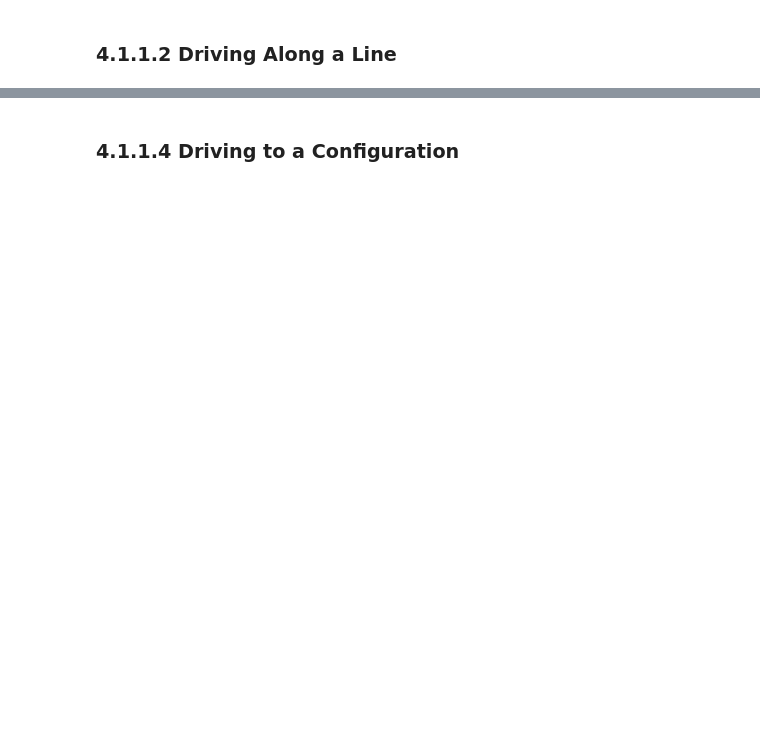
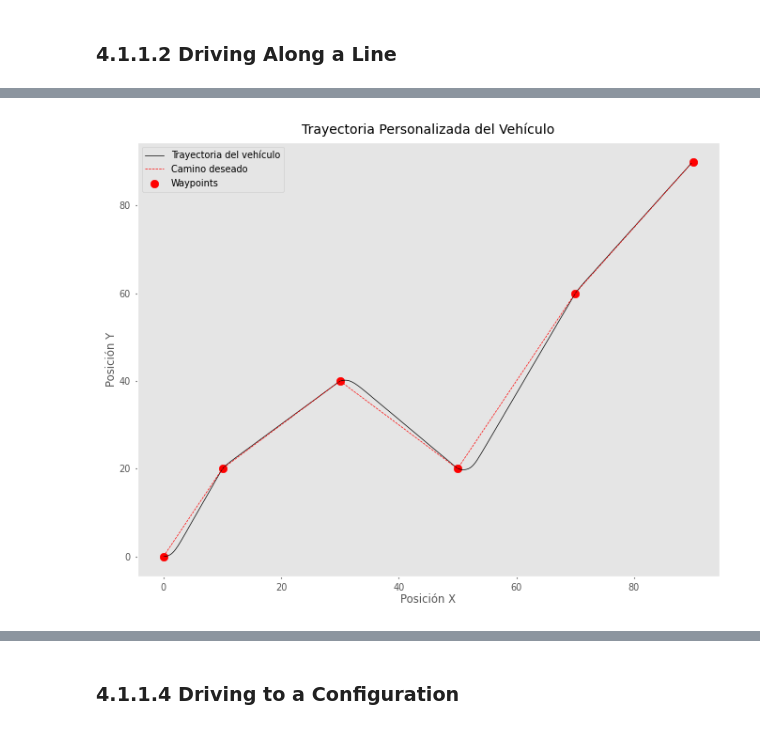
Before and after one commit to daiversilva/RVC3-python, a Jupyter notebook: notebooks/chap4.ipynb, the cells around one changed output, grey strips where cells are left out. Saved outputs shown, nothing was run; the diff lists cells and outputs as text; code cells hidden in the pictures; blank space fills up the shorter version.

```diff
--- a/notebooks/chap4.ipynb
+++ b/notebooks/chap4.ipynb
@@ -254,3 +264,37 @@ Compiling:
+# %%
+#
+veh = Bicycle(speed_max=1, steer_max=np.deg2rad(30))  # Crear modelo del vehículo
+
+# Desactivar gráficos interactivos
+veh._animation = False  # Forzamos que no use animación
+veh._timer = None  # Evitar temporizadores gráficos
+
+# Definir waypoints
+waypoints = [(0, 0), (10, 20), (30, 40), (50, 20), (70, 60), (90, 90)]
+
+# Simular el movimiento del vehículo a través de los waypoints
+trajectory = []
+for wp in waypoints:
+    while np.linalg.norm(veh.q[:2] - np.array(wp)) > 0.5:  # Mientras no llegue al waypoint
+        direction = np.arctan2(wp[1] - veh.q[1], wp[0] - veh.q[0]) - veh.q[2]
+        veh.step([0.5, direction])  # Ajustar velocidad y dirección
+        trajectory.append(veh.q.copy())
+
+trajectory = np.array(trajectory)
+
+# Graficar la trayectoria simulada
+plt.figure(figsize=(8, 6))
+plt.plot(trajectory[:, 0], trajectory[:, 1], label="Trayectoria del vehículo", color="black")
+plt.plot(np.array(waypoints)[:, 0], np.array(waypoints)[:, 1], linestyle='--', color='red', label="Camino deseado")
+plt.scatter(np.array(waypoints)[:, 0], np.array(waypoints)[:, 1], color='red', label="Waypoints")
+plt.xlabel("Posición X")
+plt.ylabel("Posición Y")
+plt.title("Trayectoria Personalizada del Vehículo")
+plt.legend()
+plt.grid()
+plt.show()
+# %% [output]
+[figure, added]
 # %%
 if COLAB:
     %run -m drivepursuit -H -g
```
Also changed, not shown: parts of 20 cells of this notebook.
